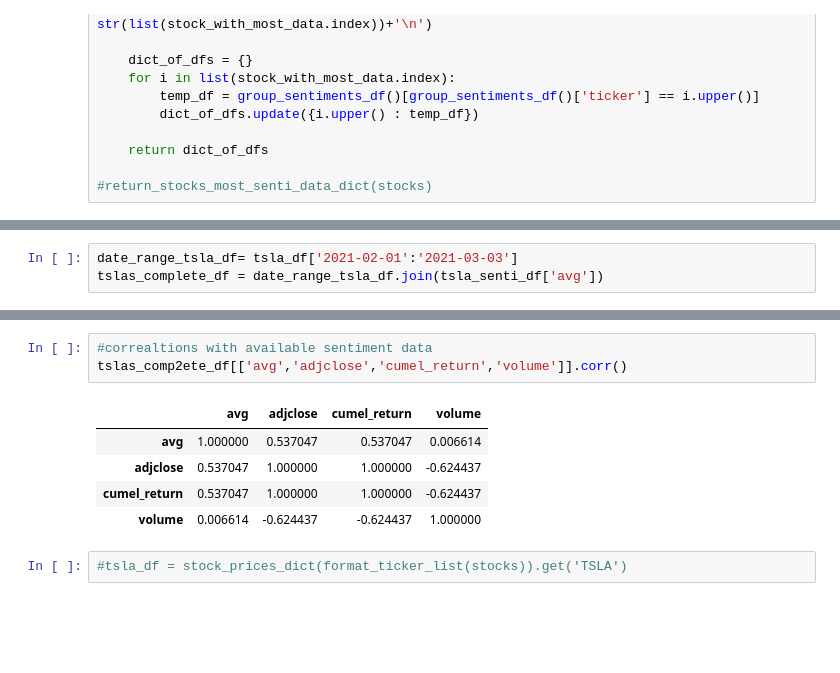
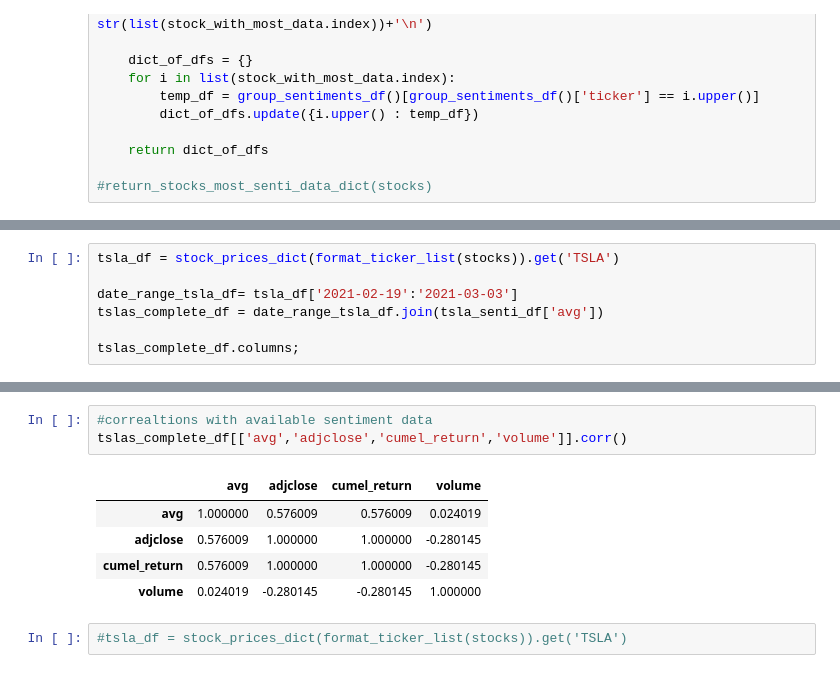
Before and after one commit to Sahand-J/sentiment_analysis_stock_market, a Jupyter notebook: final_outline_sentiment.ipynb, the cells around one changed output, grey strips where cells are left out. Drawn from its saved outputs; the diff is of its cells as text; blank space fills up the shorter version.

Commit message:
update
got one stock plotted, time for a general method for all stocks to plot

```diff
--- a/final_outline_sentiment.ipynb
+++ b/final_outline_sentiment.ipynb
@@ -329,3 +329,7 @@ Current stocks with most sentiment data: ['tsla', 'aapl', 'tgt', 'iipr', 'gm']
 # %%
-date_range_tsla_df= tsla_df['2021-02-01':'2021-03-03']
+tsla_df = stock_prices_dict(format_ticker_list(stocks)).get('TSLA')
+
+date_range_tsla_df= tsla_df['2021-02-19':'2021-03-03']
 tslas_complete_df = date_range_tsla_df.join(tsla_senti_df['avg'])
+
+tslas_complete_df.columns;
@@ -342,12 +411,12 @@ tslas_complete_df['adjclose'].plot()
 # %%
 #correaltions with available sentiment data
-tslas_comp2ete_df[['avg','adjclose','cumel_return','volume']].corr()
+tslas_complete_df[['avg','adjclose','cumel_return','volume']].corr()
 # %% [output]
 |  | avg | adjclose | cumel_return | volume |
-| avg | 1.000000 | 0.537047 | 0.537047 | 0.006614 |
-| adjclose | 0.537047 | 1.000000 | 1.000000 | -0.624437 |
-| cumel_return | 0.537047 | 1.000000 | 1.000000 | -0.624437 |
-| volume | 0.006614 | -0.624437 | -0.624437 | 1.000000 |
+| avg | 1.000000 | 0.576009 | 0.576009 | 0.024019 |
+| adjclose | 0.576009 | 1.000000 | 1.000000 | -0.280145 |
+| cumel_return | 0.576009 | 1.000000 | 1.000000 | -0.280145 |
+| volume | 0.024019 | -0.280145 | -0.280145 | 1.000000 |
 # %%
 #tsla_df = stock_prices_dict(format_ticker_list(stocks)).get('TSLA')
 # %%
```
Also changed, not shown: parts of 10 cells of this notebook.
